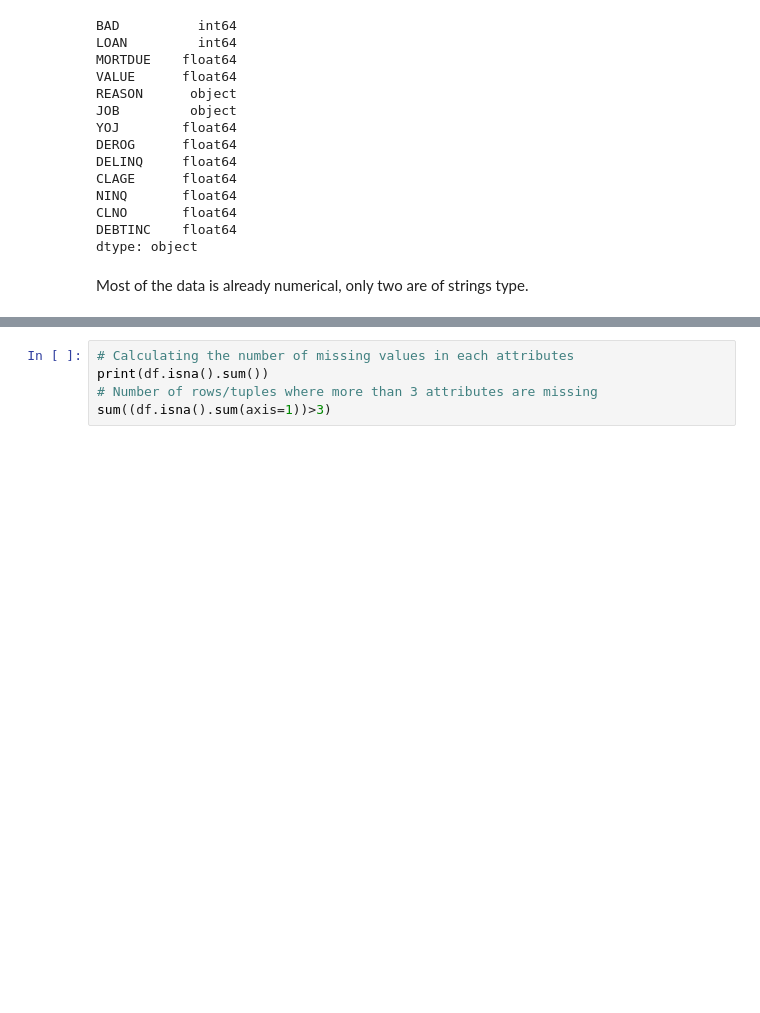
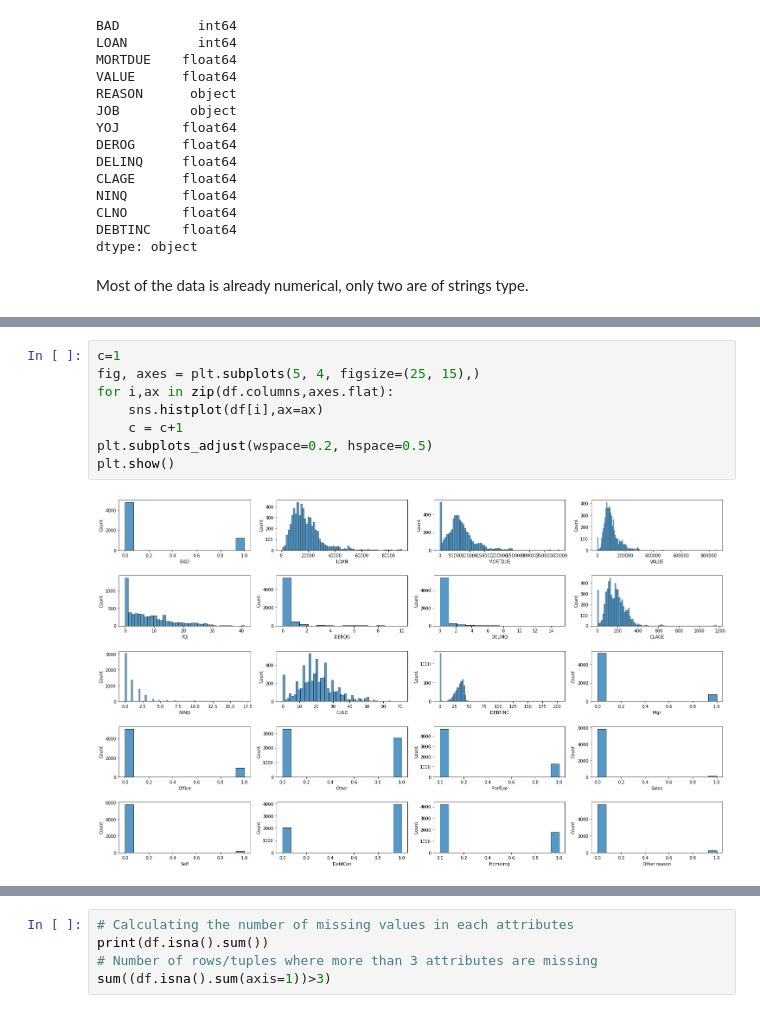
Before and after one commit to akhil14shukla/IME672A-Course-Project, a Jupyter notebook: main.ipynb, the cells around one changed output, grey strips where cells are left out. Cells and saved outputs as stored; diff of their text form; blank space fills up the shorter version.

```diff
--- a/main.ipynb
+++ b/main.ipynb
@@ -53,2 +67,12 @@ NameError: name 'y' is not defined
+# %%
+c=1
+fig, axes = plt.subplots(5, 4, figsize=(25, 15),)
+for i,ax in zip(df.columns,axes.flat):
+    sns.histplot(df[i],ax=ax)
+    c = c+1
+plt.subplots_adjust(wspace=0.2, hspace=0.5)
+plt.show()
+# %% [output]
+[figure, added]
 # %%
 # %% [output]
```
Also changed, not shown: parts of 9 cells of this notebook.
